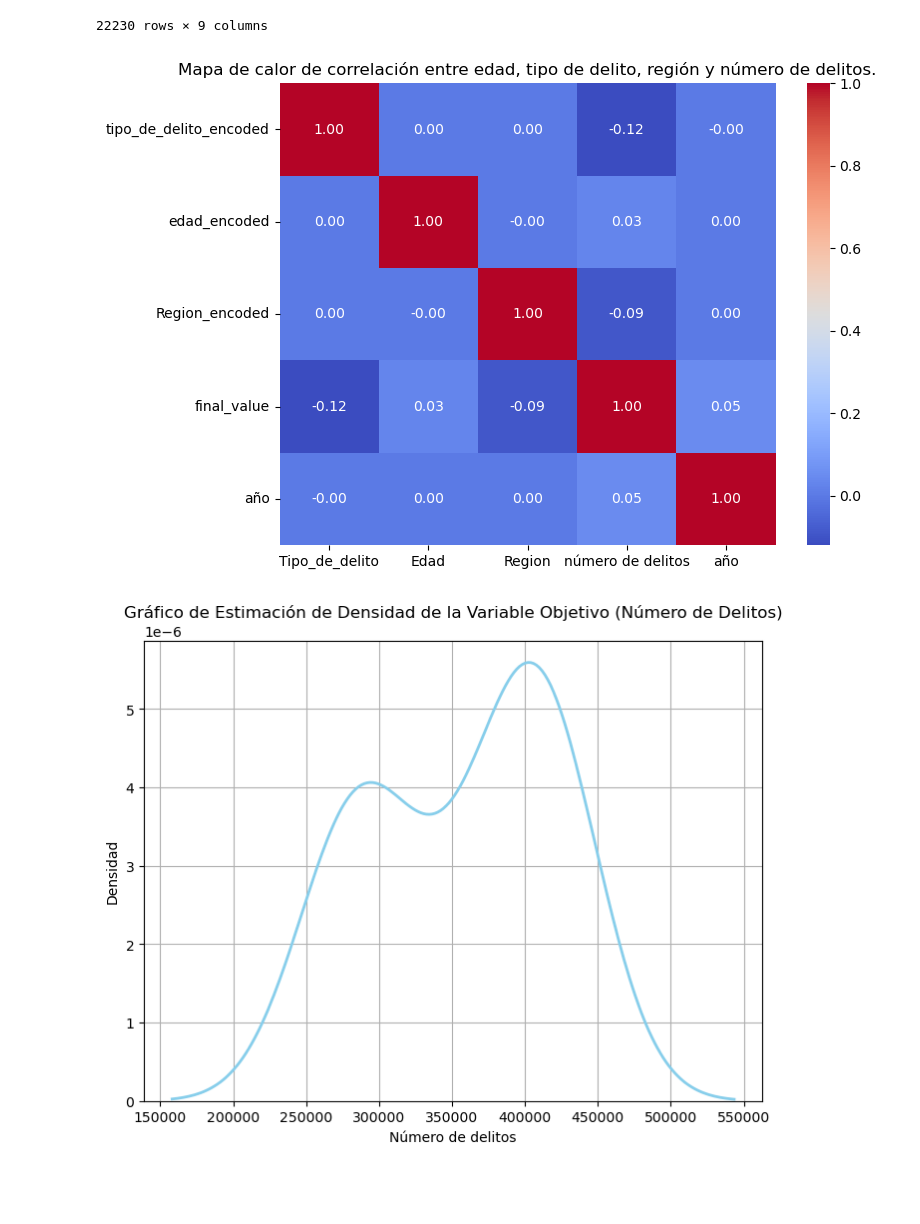
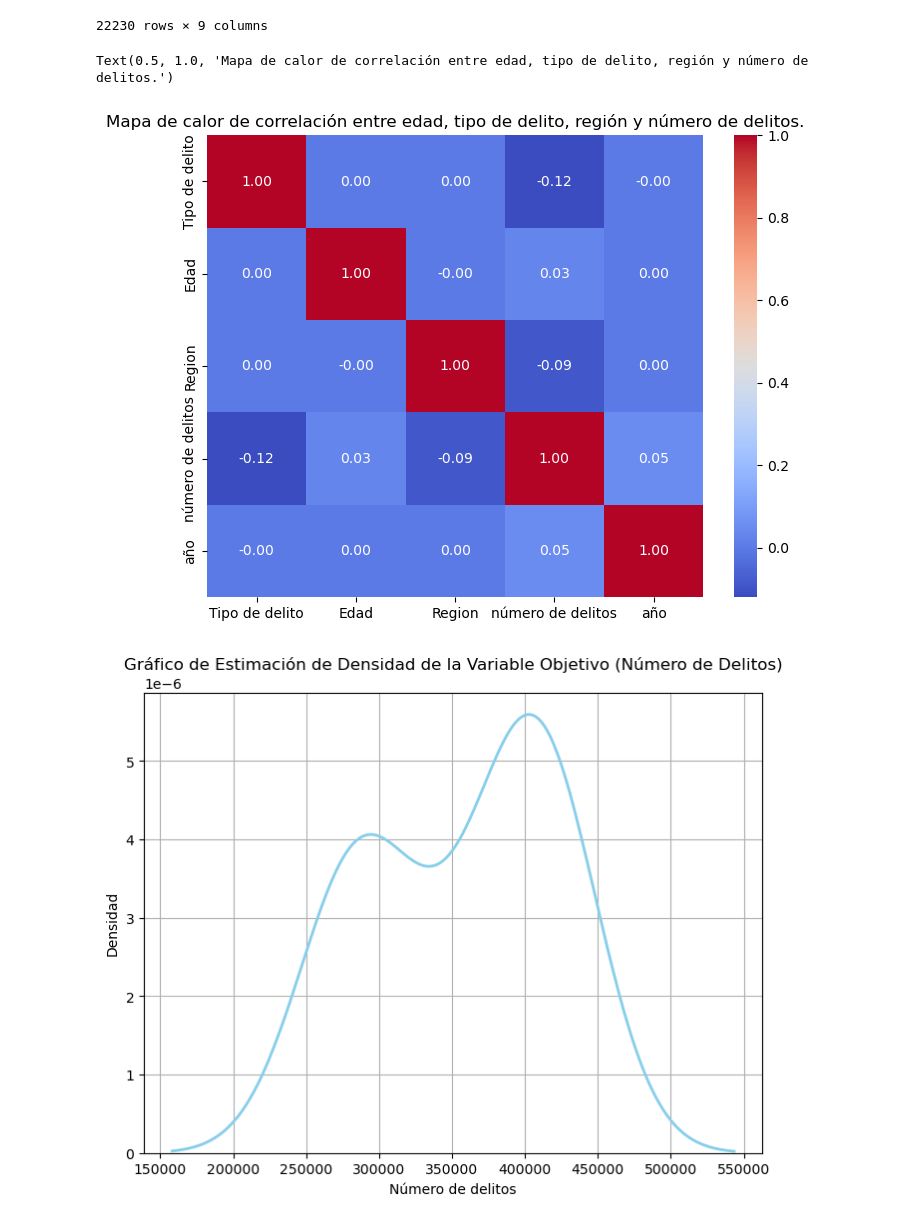
Before and after one commit to maheshsudar/alberto, a Jupyter notebook: police age region stats v2.ipynb, the cells around one changed output. Saved outputs shown, nothing was run; the diff lists cells and outputs as text; code cells hidden in the pictures; blank space fills up the shorter version.

```diff
--- a/police age region stats v2.ipynb
+++ b/police age region stats v2.ipynb
@@ -188,21 +188,23 @@ result_edad_df
 # %%
 import matplotlib.pyplot as plt
 import seaborn as sns
 df_filtered_summ = result_edad_df
 # Encoding 'tipo_de_delito' and 'edad'
 df_filtered_summ['tipo_de_delito_encoded'] = df_filtered_summ['tipo_de_delito'].astype('category').cat.codes
 df_filtered_summ['Region_encoded'] = df_filtered_summ['Region'].astype('category').cat.codes
 df_filtered_summ['edad_encoded'] = df_filtered_summ['edad'].astype('category').cat.codes
 # Calculate correlations among encoded variables and 'Value'
-corr = df_filtered_summ[['tipo_de_delito_encoded', 'edad_encoded','Region_encoded', 'final_value','año']].corr()
-corr = corr.rename(columns={'tipo_de_delito_encoded': 'Tipo_de_delito', 'edad_encoded': 'Edad','Region_encoded': 'Region','final_value': 'número de delitos'})
+
+corr = df_filtered_summ[['tipo_de_delito_encoded', 'edad_encoded','Region_encoded', 'final_value','año']]
+corr = corr.rename(columns={'tipo_de_delito_encoded': 'Tipo de delito', 'edad_encoded': 'Edad','Region_encoded': 'Region','final_value': 'número de delitos'}).corr()
+
 # Plotting heatmap of correlations
 plt.figure(figsize=(8, 6))
 sns.heatmap(corr, annot=True, cmap='coolwarm', fmt=".2f")
 plt.title('Mapa de calor de correlación entre edad, tipo de delito, región y número de delitos.')
-plt.show()
 # %% [output]
+Text(0.5, 1.0, 'Mapa de calor de correlación entre edad, tipo de delito, región y número de delitos.')
-[figure, old version]
+[figure, new version]
 # %%
 #No of delitos and type of delito commited got a slight negative correlation
 #No of delitos and region got a slight negative correlation
```
Also changed, not shown: parts of 7 cells of this notebook.
